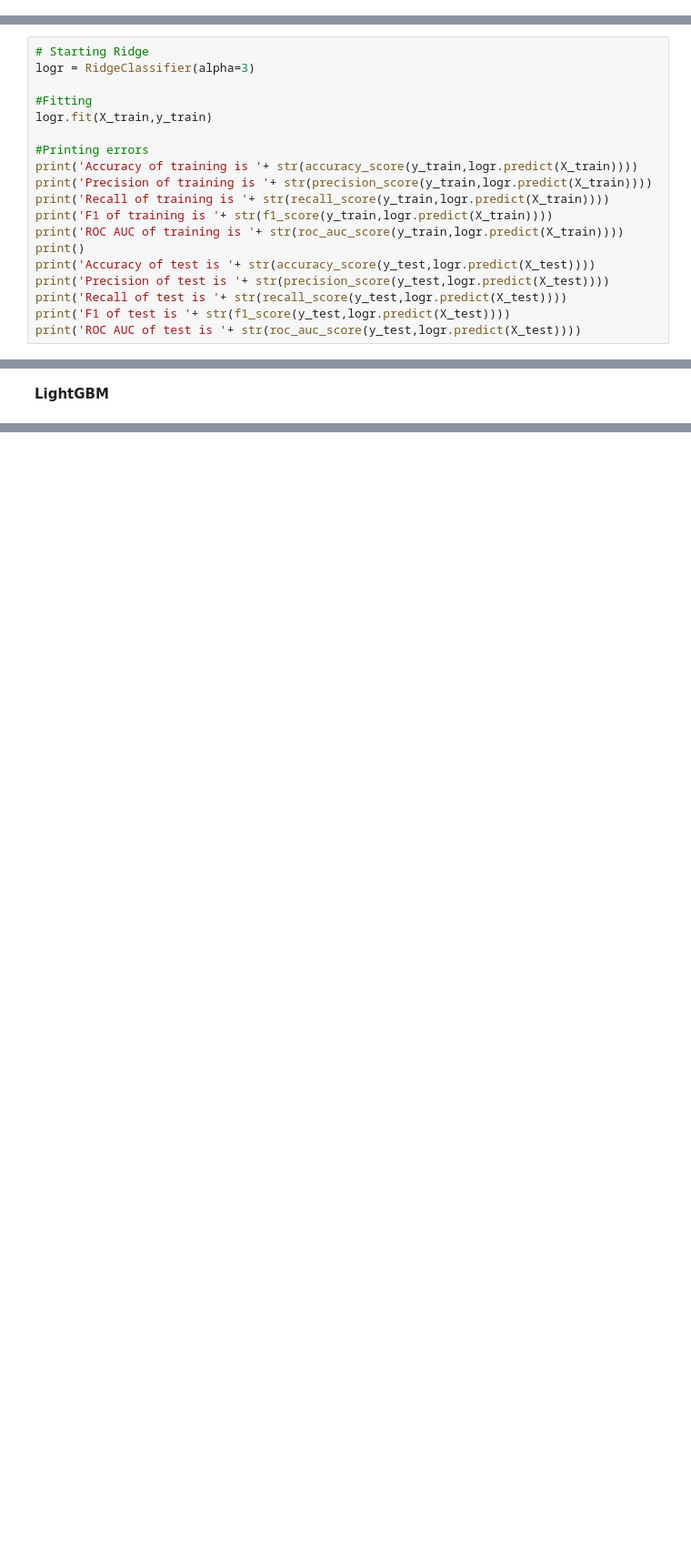
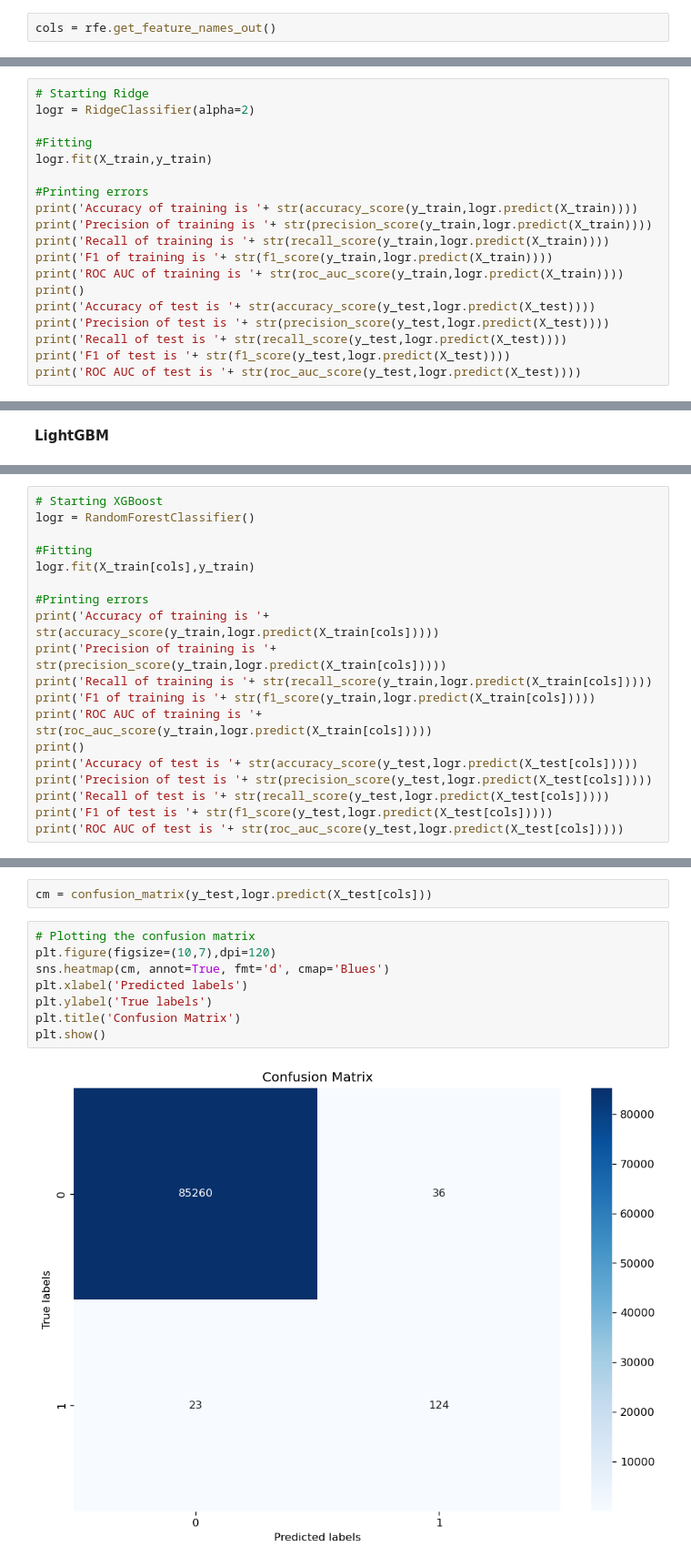
Before and after one commit to leandro-sartini/AISCB_FraudDetection, a Jupyter notebook: notebooks/Processing/Structural Notebook.ipynb, the cells around one changed output, grey strips where cells are left out. Shown: that part at 91% size. Drawn from its saved outputs; the diff is of its cells as text; blank space fills up the shorter version.

```diff
--- a/notebooks/Processing/Structural Notebook.ipynb
+++ b/notebooks/Processing/Structural Notebook.ipynb
@@ -302,0 +315,2 @@ X_test = pd.DataFrame(X_test_scaled, index=X_test.index, columns=X_test.columns)
+# %%
+cols = rfe.get_feature_names_out()
@@ -392,6 +395,6 @@ Let's follow with the other models
 # %%
 # Starting Ridge
-logr = RidgeClassifier(alpha=3)
+logr = RidgeClassifier(alpha=2)
 
 #Fitting
 logr.fit(X_train,y_train)
@@ -502,0 +500,19 @@ The result of LGBM is just like XGBoost, let's try hyper parameter tuning on XGB
+# %%
+# Starting XGBoost
+logr = RandomForestClassifier()
+
+#Fitting
+logr.fit(X_train[cols],y_train)
+
+#Printing errors
+print('Accuracy of training is '+ str(accuracy_score(y_train,logr.predict(X_train[cols]))))
+print('Precision of training is '+ str(precision_score(y_train,logr.predict(X_train[cols]))))
+print('Recall of training is '+ str(recall_score(y_train,logr.predict(X_train[cols]))))
+print('F1 of training is '+ str(f1_score(y_train,logr.predict(X_train[cols]))))
+print('ROC AUC of training is '+ str(roc_auc_score(y_train,logr.predict(X_train[cols]))))
+print()
+print('Accuracy of test is '+ str(accuracy_score(y_test,logr.predict(X_test[cols]))))
+print('Precision of test is '+ str(precision_score(y_test,logr.predict(X_test[cols]))))
+print('Recall of test is '+ str(recall_score(y_test,logr.predict(X_test[cols]))))
+print('F1 of test is '+ str(f1_score(y_test,logr.predict(X_test[cols]))))
+print('ROC AUC of test is '+ str(roc_auc_score(y_test,logr.predict(X_test[cols]))))
@@ -502,0 +533,12 @@ The result of LGBM is just like XGBoost, let's try hyper parameter tuning on XGB
+# %%
+cm = confusion_matrix(y_test,logr.predict(X_test[cols]))
+# %%
+# Plotting the confusion matrix
+plt.figure(figsize=(10,7),dpi=120)
+sns.heatmap(cm, annot=True, fmt='d', cmap='Blues')
+plt.xlabel('Predicted labels')
+plt.ylabel('True labels')
+plt.title('Confusion Matrix')
+plt.show()
+# %% [output]
+[figure, added]
```
Also changed, not shown: parts of 90 cells of this notebook.
